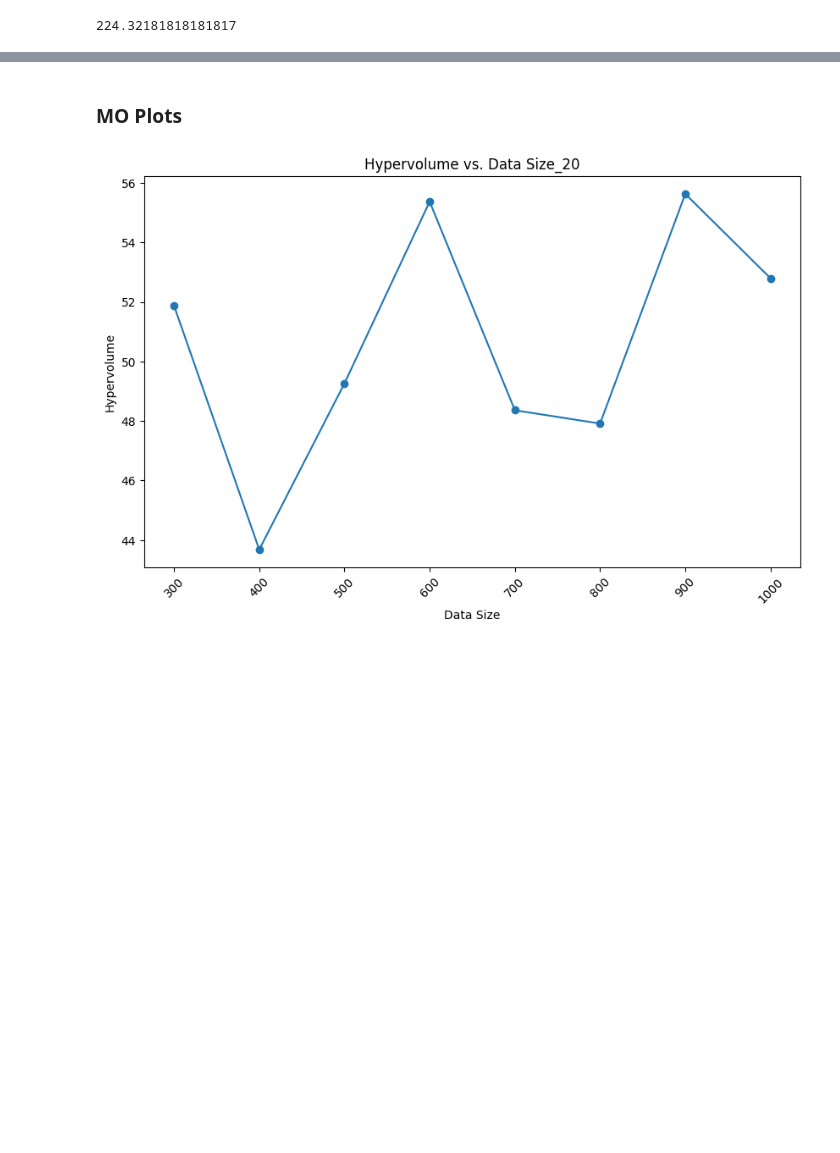
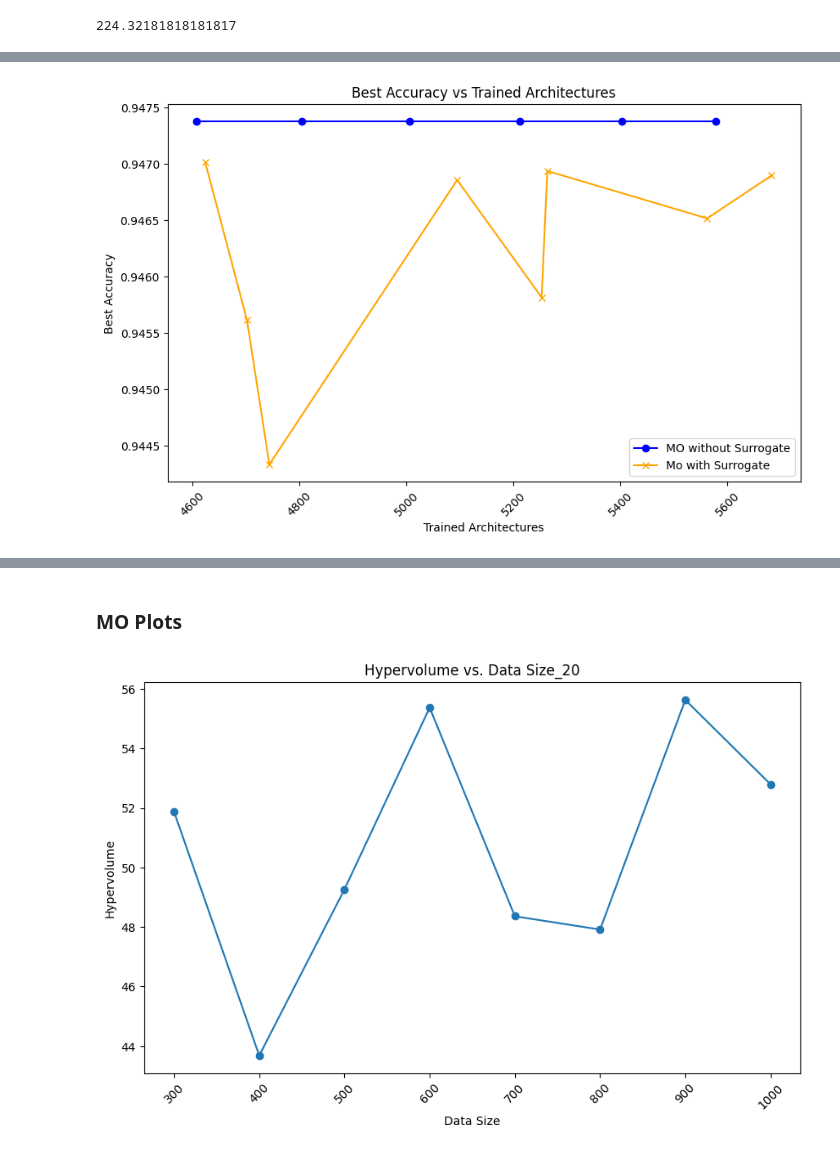
Before and after one commit to emreds/data-centric-nas, a Jupyter notebook: notebooks/result_analysis.ipynb, the cells around one changed output, grey strips where cells are left out. Drawn from its saved outputs; the diff is of its cells as text; code cells hidden in the pictures; blank space fills up the shorter version.

```diff
--- a/notebooks/result_analysis.ipynb
+++ b/notebooks/result_analysis.ipynb
@@ -165,0 +301,7 @@ def plot_results(results: Dict, title: str, x_label: str, y_label: str, sizes: L
+# %%
+surr_plot_data = {selected_surr_mo_data[key]: best_acc_20[key] for key in [300,400,500,600,700,800,900,1000]}
+raw_mo_plot_data = {selected_raw_mo_data[key]: raw_best_accs[key] for key in [20,21,22,23,24,25]}
+
+comparison_plot(raw_mo_plot_data, surr_plot_data, "Trained Architectures", "Best Accuracy", "Best Accuracy vs Trained Architectures")
+# %% [output]
+[figure, added]
```
Also changed, not shown: parts of 32 cells of this notebook.
